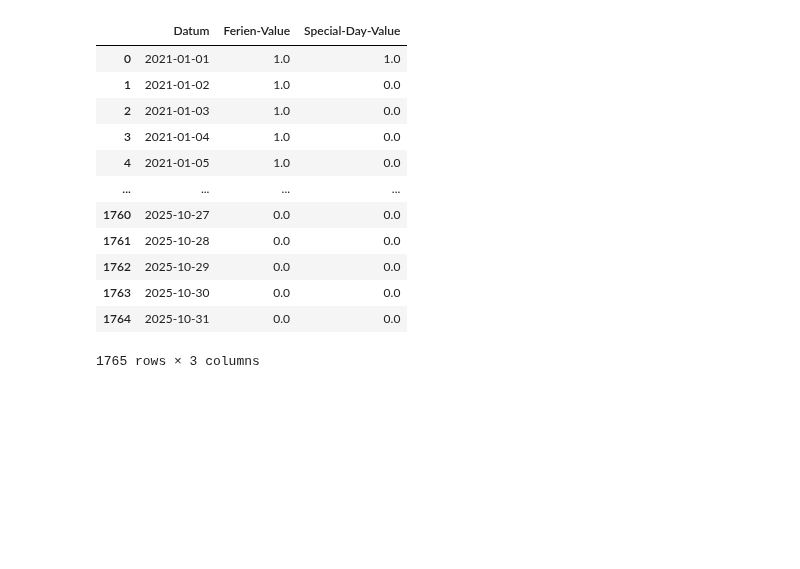
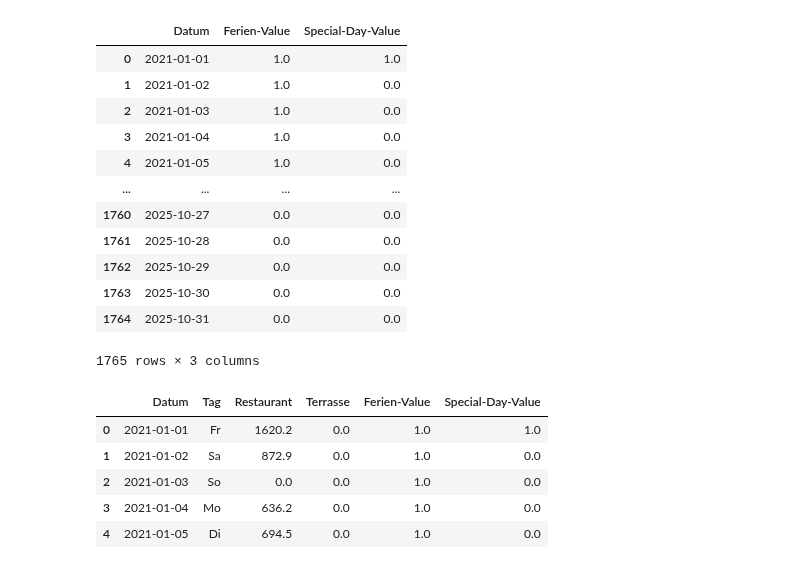
Before and after one commit to Luggias/DSF_Group_Project, a Jupyter notebook: data_handling.ipynb, the cells around one changed output. Drawn from its saved outputs; the diff is of its cells as text; code cells hidden in the pictures; blank space fills up the shorter version.

```diff
--- a/data_handling.ipynb
+++ b/data_handling.ipynb
@@ -377,17 +377,3 @@ display(df_GDP)
 | 35 | 2025-Q2 | 0.061094 |
 # %% [markdown]
 # Merging
-# %%
-# import special_events excel file and extract "Werte" column
-filepath_special_events = "data/special_events.xlsx"
-sheets = [2025, 2024, 2023, 2022, 2021]
-dfs = []
-
-for sheet in sheets:
-    df = pd.read_excel(filepath_special_events, sheet_name=sheet, skiprows=2)
-    df = df[["Datum", "Wert"]]
-    dfs.append(df)
-print(dfs)
-
-df_special_events = pd.concat(dfs, ignore_index=True)
-df_special_events["Datum"] = pd.to_datetime(df_special_events["Datum"])
@@ -428,3 +412,13 @@ display(df_special_events)
 | 1763 | 2025-10-30 | 0.0 | 0.0 |
 | 1764 | 2025-10-31 | 0.0 | 0.0 |
 1765 rows × 3 columns
+# %%
+df_merged = pd.merge(final_df, df_special_events, on="Datum", how="left")
+display(df_merged.head())
+# %% [output]
+|  | Datum | Tag | Restaurant | Terrasse | Ferien-Value | Special-Day-Value |
+| 0 | 2021-01-01 | Fr | 1620.2 | 0.0 | 1.0 | 1.0 |
+| 1 | 2021-01-02 | Sa | 872.9 | 0.0 | 1.0 | 0.0 |
+| 2 | 2021-01-03 | So | 0.0 | 0.0 | 1.0 | 0.0 |
+| 3 | 2021-01-04 | Mo | 636.2 | 0.0 | 1.0 | 0.0 |
+| 4 | 2021-01-05 | Di | 694.5 | 0.0 | 1.0 | 0.0 |
```
Also changed, not shown: parts of 1 cell of this notebook.
